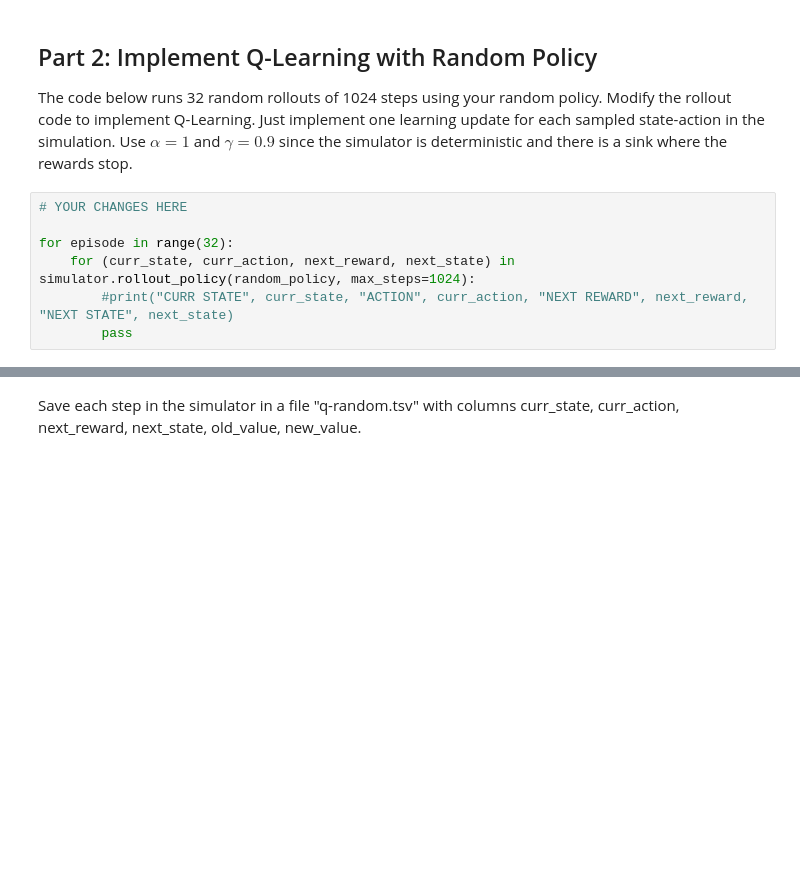
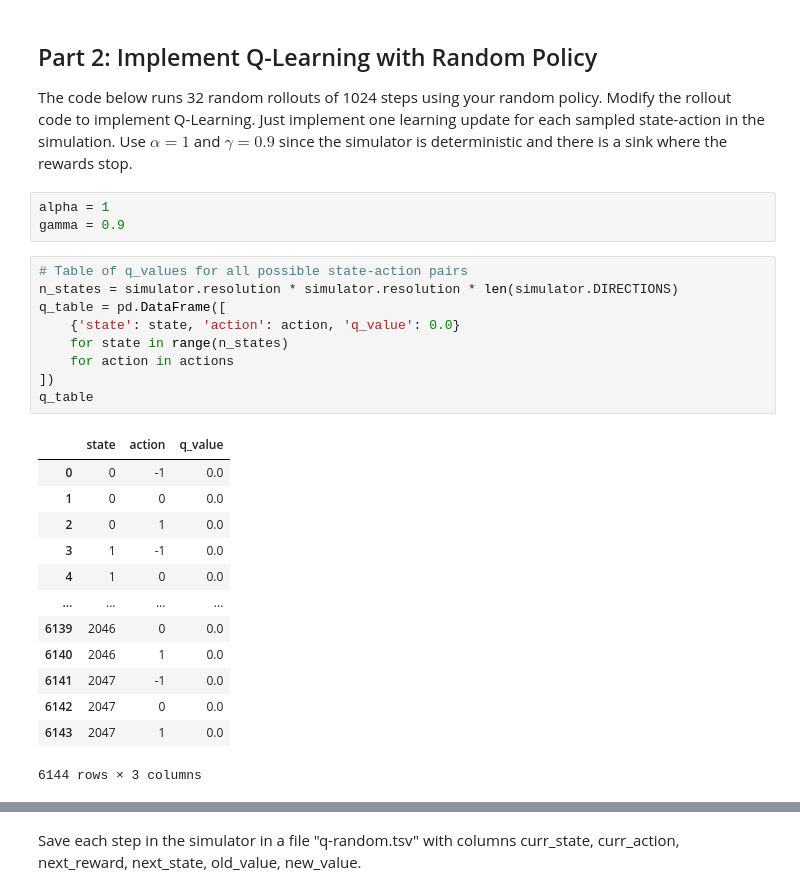
Before and after one commit to calebhadley1/AI_in_the_Field_Coursework, a Jupyter notebook: Week 8/project.ipynb, the cells around one changed output, grey strips where cells are left out. Saved outputs shown, nothing was run; the diff lists cells and outputs as text; blank space fills up the shorter version.

```diff
--- a/Week 8/project.ipynb
+++ b/Week 8/project.ipynb
@@ -177,10 +177,29 @@ The code below runs 32 random rollouts of 1024 steps using your random policy.
 Modify the rollout code to implement Q-Learning.
 Just implement one learning update for each sampled state-action in the simulation.
 Use $\alpha=1$ and $\gamma=0.9$ since the simulator is deterministic and there is a sink where the rewards stop.
-# %%
-# YOUR CHANGES HERE
-
-for episode in range(32):
-    for (curr_state, curr_action, next_reward, next_state) in simulator.rollout_policy(random_policy, max_steps=1024):
-        #print("CURR STATE", curr_state, "ACTION", curr_action, "NEXT REWARD", next_reward, "NEXT STATE", next_state)
-        pass
+# %%
+alpha = 1
+gamma = 0.9
+# %%
+# Table of q_values for all possible state-action pairs
+n_states = simulator.resolution * simulator.resolution * len(simulator.DIRECTIONS)
+q_table = pd.DataFrame([
+    {'state': state, 'action': action, 'q_value': 0.0}
+    for state in range(n_states)
+    for action in actions
+])
+q_table
+# %% [output]
+|  | state | action | q_value |
+| 0 | 0 | -1 | 0.0 |
+| 1 | 0 | 0 | 0.0 |
+| 2 | 0 | 1 | 0.0 |
+| 3 | 1 | -1 | 0.0 |
+| 4 | 1 | 0 | 0.0 |
+| ... | ... | ... | ... |
+| 6139 | 2046 | 0 | 0.0 |
+| 6140 | 2046 | 1 | 0.0 |
+| 6141 | 2047 | -1 | 0.0 |
+| 6142 | 2047 | 0 | 0.0 |
+| 6143 | 2047 | 1 | 0.0 |
+6144 rows × 3 columns
```
Also changed, not shown: parts of 4 cells of this notebook, 1 other file.
